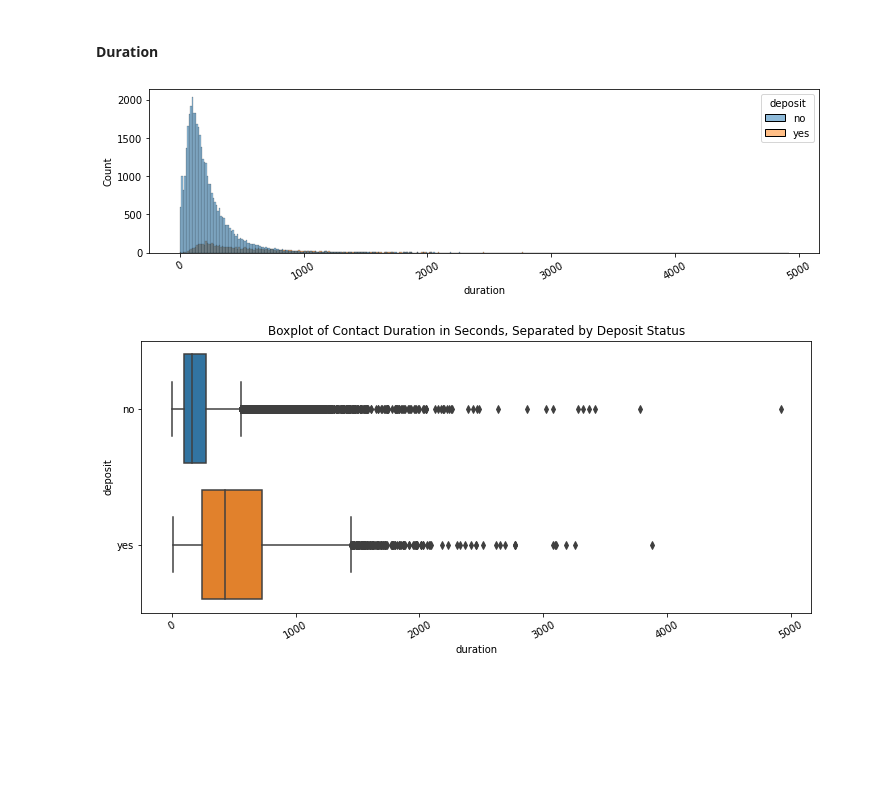
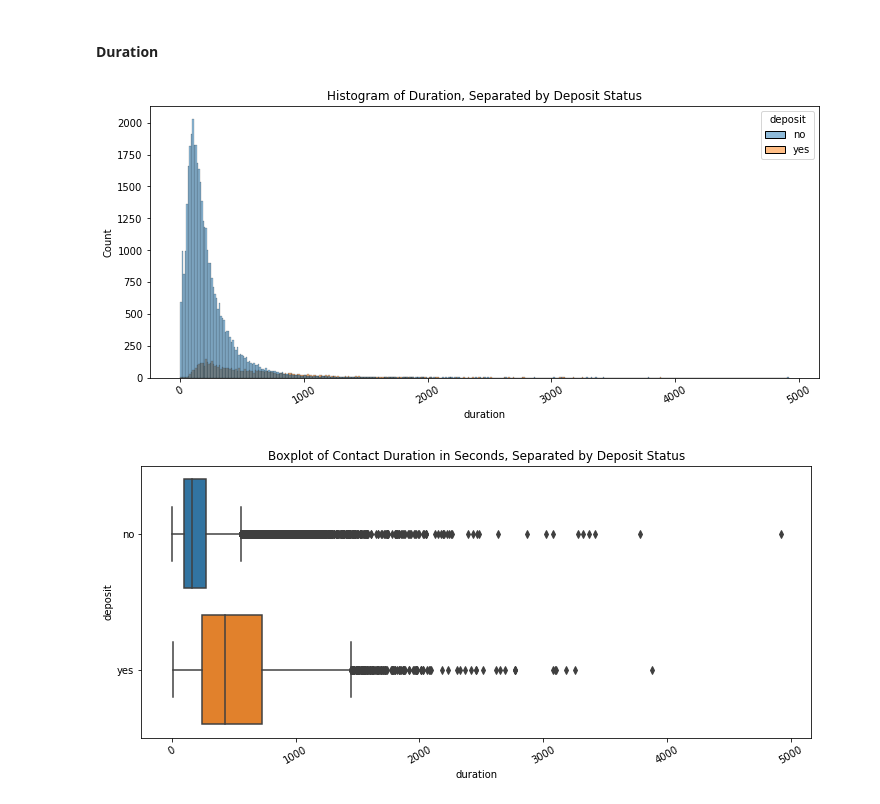
Before and after one commit to sfreagin/ADS_500B_project, a Jupyter notebook: group_project/EDA1.ipynb, the cells around one changed output. Drawn from its saved outputs; the diff is of its cells as text; code cells hidden in the pictures; blank space fills up the shorter version.

```diff
--- a/group_project/EDA1.ipynb
+++ b/group_project/EDA1.ipynb
@@ -289,11 +296,13 @@ plt.savefig('Images/month_barplot_deposit.png');
 #### Duration
 # %%
 #print(bank_main_df['day'].value_counts())
-plt.figure(figsize=(12,3))
+plt.figure(figsize=(12,5))
 sns.histplot(data=bank_main_df,x='duration',hue='deposit',pmax=.5)
-plt.xticks(rotation=30);
+plt.xticks(rotation=30)
+plt.title('Histogram of Duration, Separated by Deposit Status')
+plt.savefig('Images/duration_hist_deposit.png');
 # %% [output]
-[figure, old version]
+[figure, new version]
 # %%
 #print(bank_main_df['day'].value_counts())
 plt.figure(figsize=(12,5))
```
Also changed, not shown: parts of 10 cells of this notebook, 11 other files.
